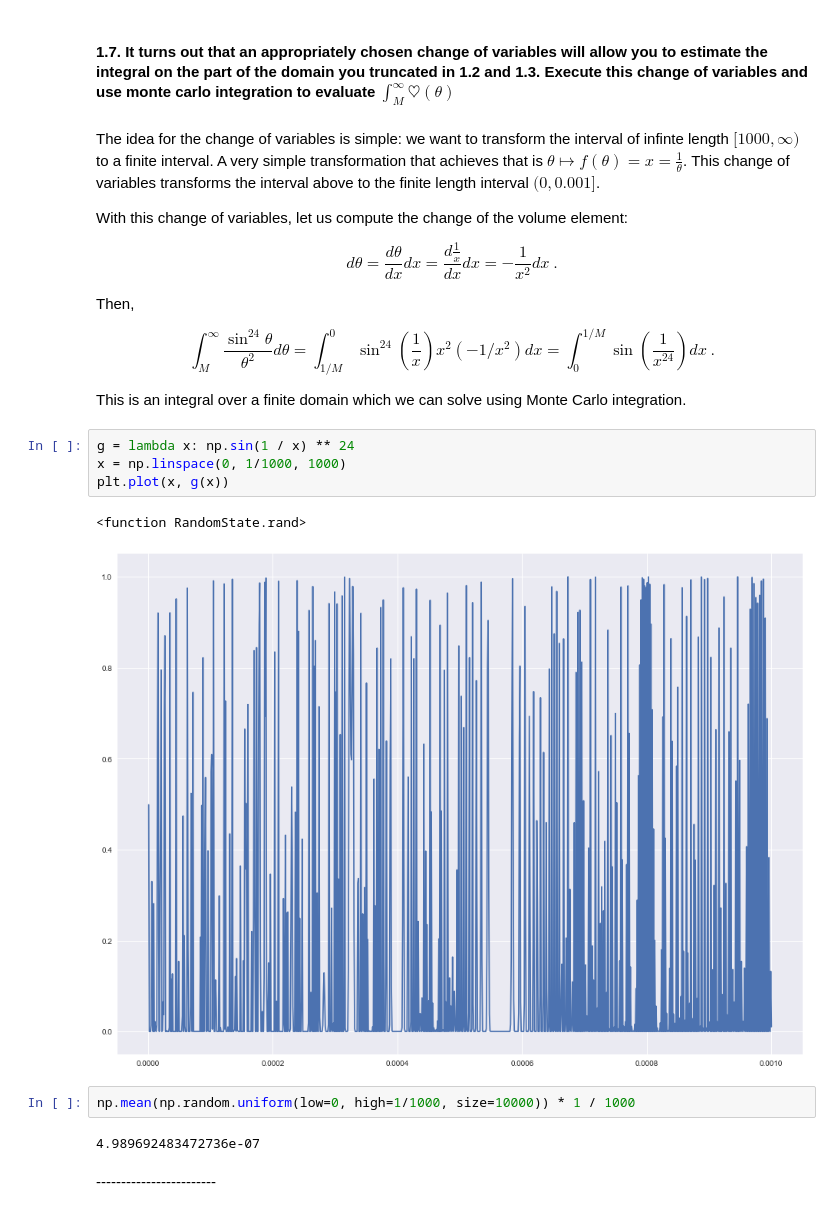
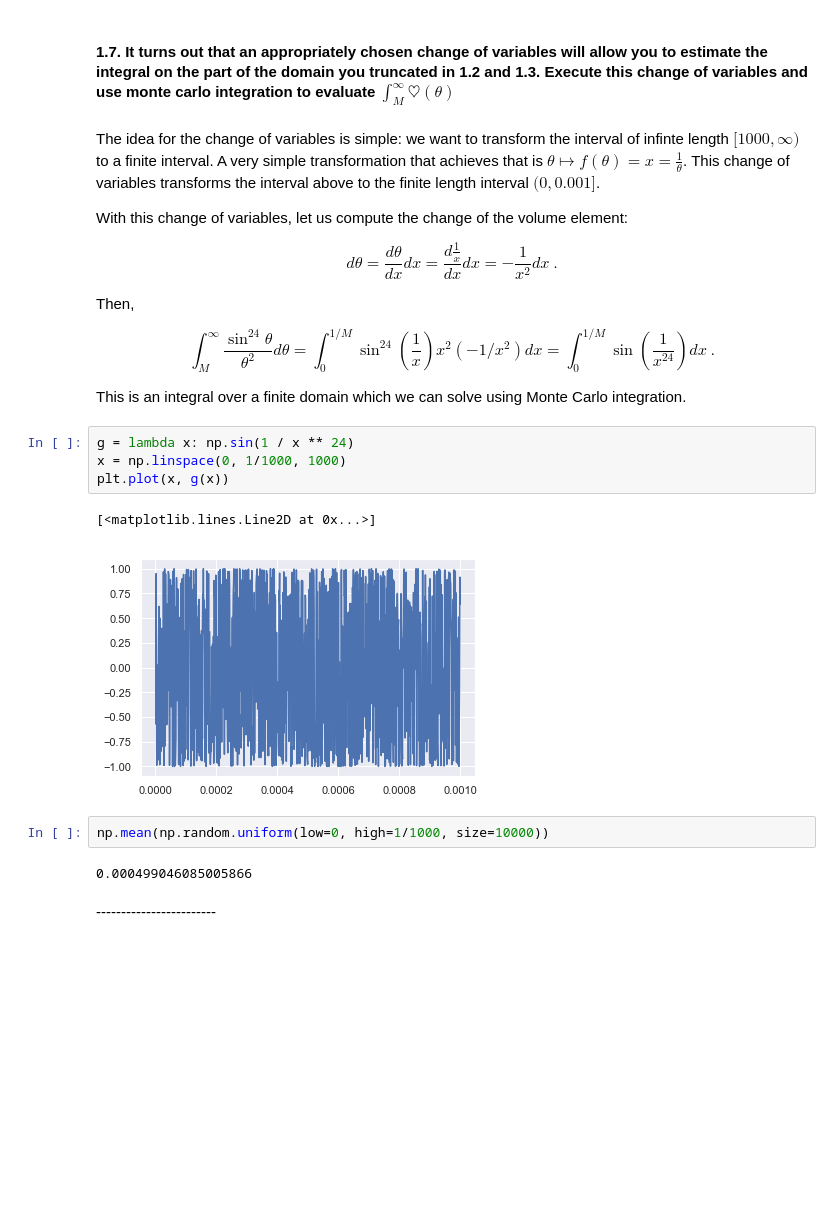
Before and after one commit to NOllAl/AM207HW, a Jupyter notebook: hw2/AM207_HW2.ipynb, the cells around one changed output. Drawn from its saved outputs; the diff is of its cells as text; blank space fills up the shorter version.

```diff
--- a/hw2/AM207_HW2.ipynb
+++ b/hw2/AM207_HW2.ipynb
@@ -216,20 +216,20 @@ $$d\theta = \frac{d \theta}{dx}dx = \frac{d\frac{1}{x}}{dx} dx = -\frac{1}{x^2}d
 Then,
 
 
-$$\int_M ^\infty \frac{\sin^{24} \theta}{\theta ^ 2} d \theta = \int_{1/M} ^ 0 \sin ^{24} \left(\frac{1}{x} \right) x ^ 2 (-1 / x^2) dx = \int_0 ^ {1/M} \sin\left(\frac{1}{x^{24}}\right) dx \:.$$
+$$\int_M ^\infty \frac{\sin^{24} \theta}{\theta ^ 2} d \theta = \int_0 ^ {1/M} \sin ^{24} \left(\frac{1}{x} \right) x ^ 2 (-1 / x^2) dx = \int_0 ^ {1/M} \sin\left(\frac{1}{x^{24}}\right) dx \:.$$
 
 This is an integral over a finite domain which we can solve using Monte Carlo integration.
 # %%
-g = lambda x: np.sin(1 / x) ** 24
+g = lambda x: np.sin(1 / x ** 24)
 x = np.linspace(0, 1/1000, 1000)
 plt.plot(x, g(x))
 # %% [output]
-<function RandomState.rand>
+[<matplotlib.lines.Line2D at 0x...>]
-[figure, old version]
+[figure, new version]
 # %%
-np.mean(np.random.uniform(low=0, high=1/1000, size=10000)) * 1 / 1000
+np.mean(np.random.uniform(low=0, high=1/1000, size=10000))
 # %% [output]
-4.989692483472736e-07
+0.000499046085005866
 # %% [markdown]
 <div class="answer-separator">
 ------------------------
```
Also changed, not shown: parts of 4 cells of this notebook.
